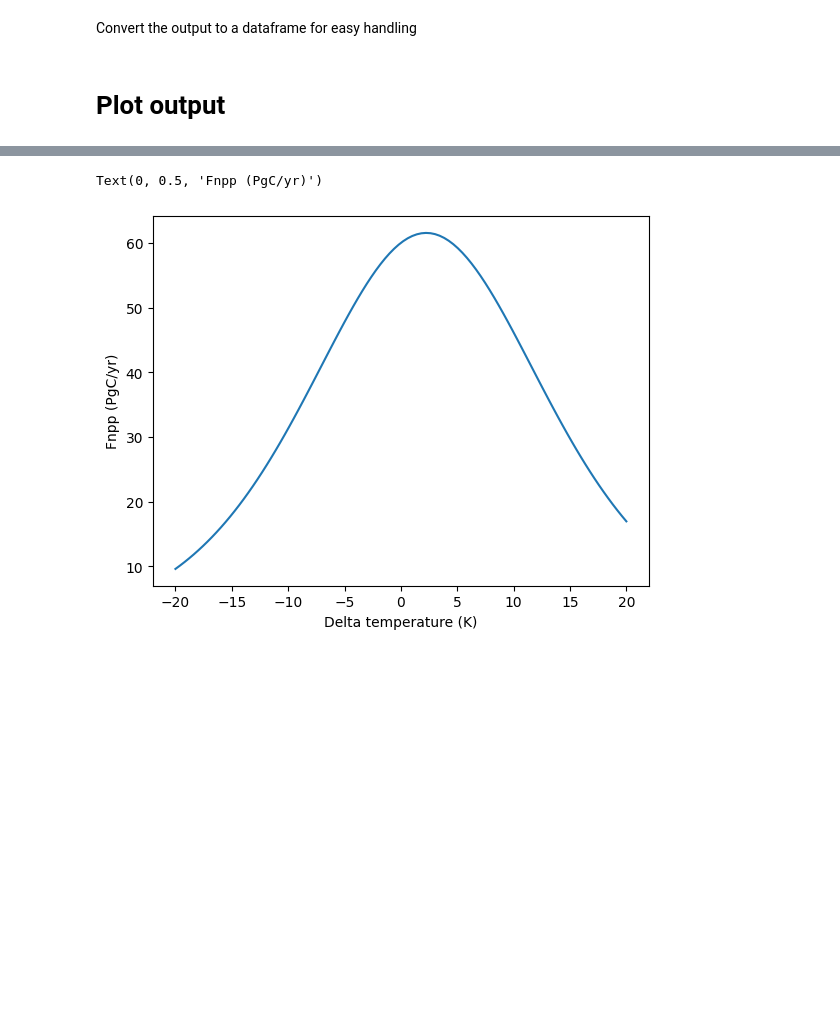
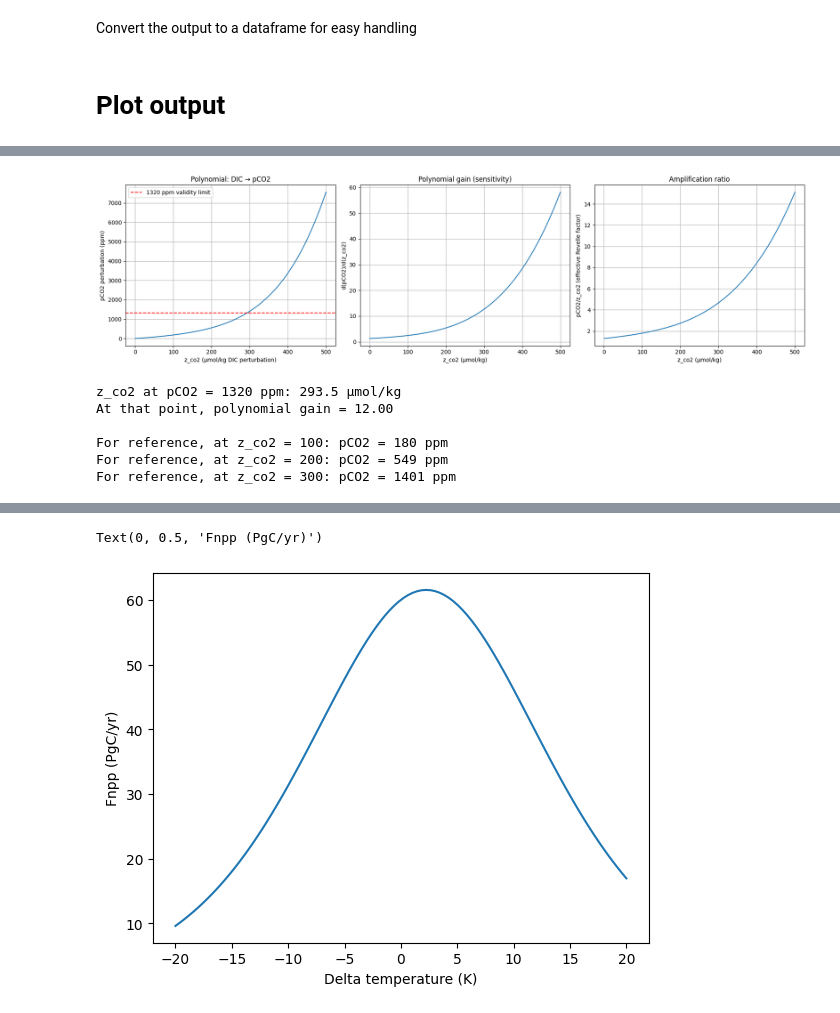
Before and after one commit to ciceroOslo/ciceroscm, a Jupyter notebook: notebooks/CSCM_example_directinput.ipynb, the cells around one changed output, grey strips where cells are left out. Saved outputs shown, nothing was run; the diff lists cells and outputs as text; code cells hidden in the pictures; blank space fills up the shorter version.

```diff
--- a/notebooks/CSCM_example_directinput.ipynb
+++ b/notebooks/CSCM_example_directinput.ipynb
@@ -254,0 +499,63 @@ import numpy as np
+# %%
+# Deep dive: what z_co2 values does the polynomial see, and where does it break?
+# The code comments say the polynomial is valid "up to 1320 ppm"
+# Let's understand what z_co2 values correspond to that limit
+
+# The polynomial: yCO2 = 1.3021*z + 3.7929e-3*z^2 + 9.1193e-6*z^3 + 1.488e-8*z^4 + 1.2425e-10*z^5
+# This maps dissolved inorganic carbon (z_co2, in µmol/kg units) to partial pressure
+
+def pco2_polynomial(z):
+    """The Mehrbach polynomial for pCO2 from DIC perturbation"""
+    return 1.3021*z + 3.7929e-3*z**2 + 9.1193e-6*z**3 + 1.488e-8*z**4 + 1.2425e-10*z**5
+
+# Plot the polynomial behavior
+z_range = np.linspace(0, 500, 1000)
+pco2 = pco2_polynomial(z_range)
+
+fig, axs = plt.subplots(1, 3, figsize=(18, 5))
+
+# Full range
+axs[0].plot(z_range, pco2)
+axs[0].set_xlabel('z_co2 (µmol/kg DIC perturbation)')
+axs[0].set_ylabel('pCO2 perturbation (ppm)')
+axs[0].set_title('Polynomial: DIC → pCO2')
+axs[0].axhline(y=1320, color='r', linestyle='--', label='1320 ppm validity limit')
+axs[0].legend()
+axs[0].grid(True)
+
+# Derivative (gain) - this tells us about stability
+dpco2_dz = np.gradient(pco2, z_range)
+axs[1].plot(z_range, dpco2_dz)
+axs[1].set_xlabel('z_co2 (µmol/kg)')
+axs[1].set_ylabel('d(pCO2)/d(z_co2)')
+axs[1].set_title('Polynomial gain (sensitivity)')
+axs[1].grid(True)
+
+# The ratio pco2/z tells us the effective "buffer factor"
+# Higher ratio = more pCO2 per unit DIC = less buffered = more unstable
+ratio = pco2 / np.maximum(z_range, 0.01)
+axs[2].plot(z_range[1:], ratio[1:])
+axs[2].set_xlabel('z_co2 (µmol/kg)')
+axs[2].set_ylabel('pCO2/z_co2 (effective Revelle factor)')
+axs[2].set_title('Amplification ratio')
+axs[2].grid(True)
+
+plt.tight_layout()
+plt.show()
+
+# Find z_co2 where pco2 = 1320 (the stated validity limit)
+from scipy.optimize import brentq
+z_at_1320 = brentq(lambda z: pco2_polynomial(z) - 1320, 0, 500)
+print(f"z_co2 at pCO2 = 1320 ppm: {z_at_1320:.1f} µmol/kg")
+print(f"At that point, polynomial gain = {np.interp(z_at_1320, z_range, dpco2_dz):.2f}")
+print(f"\nFor reference, at z_co2 = 100: pCO2 = {pco2_polynomial(100):.0f} ppm")
+print(f"For reference, at z_co2 = 200: pCO2 = {pco2_polynomial(200):.0f} ppm")
+print(f"For reference, at z_co2 = 300: pCO2 = {pco2_polynomial(300):.0f} ppm")
+# %% [output]
+[figure, added]
+z_co2 at pCO2 = 1320 ppm: 293.5 µmol/kg
+At that point, polynomial gain = 12.00
+
+For reference, at z_co2 = 100: pCO2 = 180 ppm
+For reference, at z_co2 = 200: pCO2 = 549 ppm
+For reference, at z_co2 = 300: pCO2 = 1401 ppm
```
Also changed, not shown: parts of 17 cells of this notebook, 1 other file.
